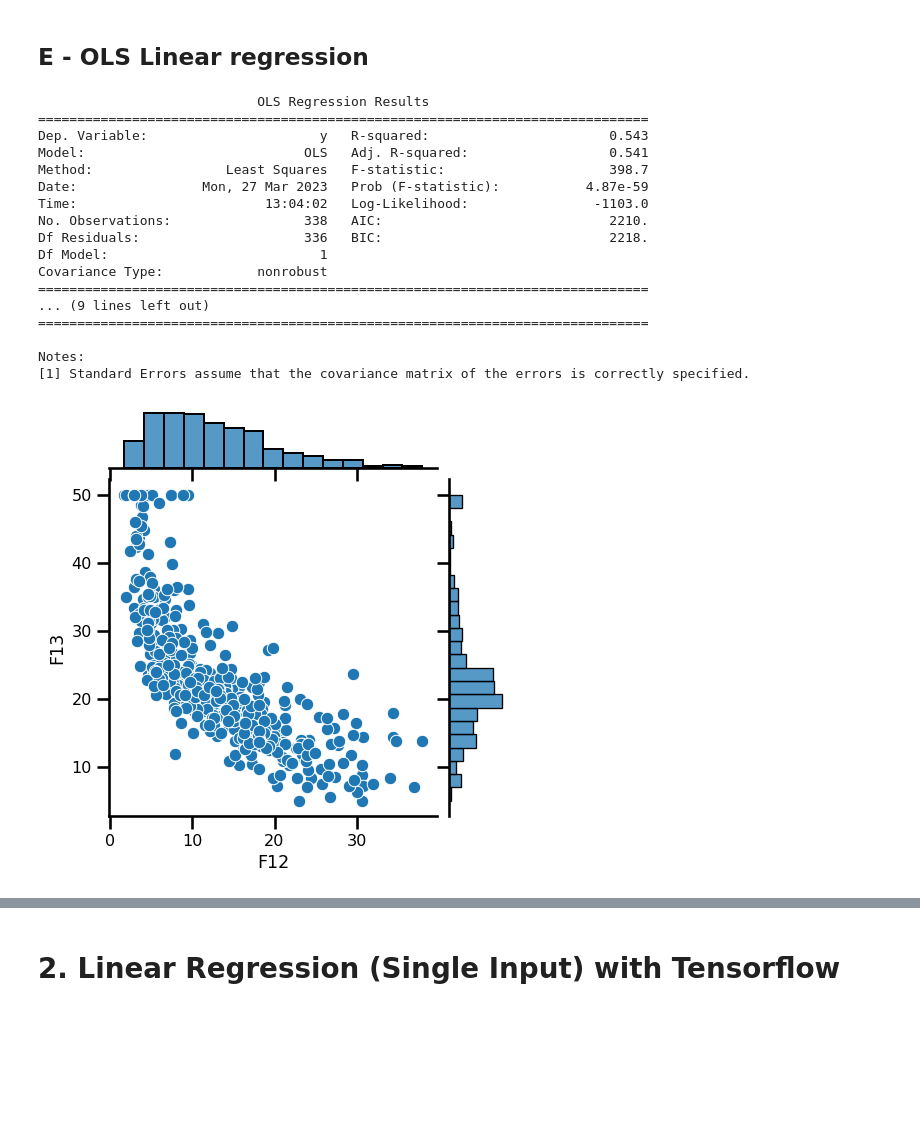
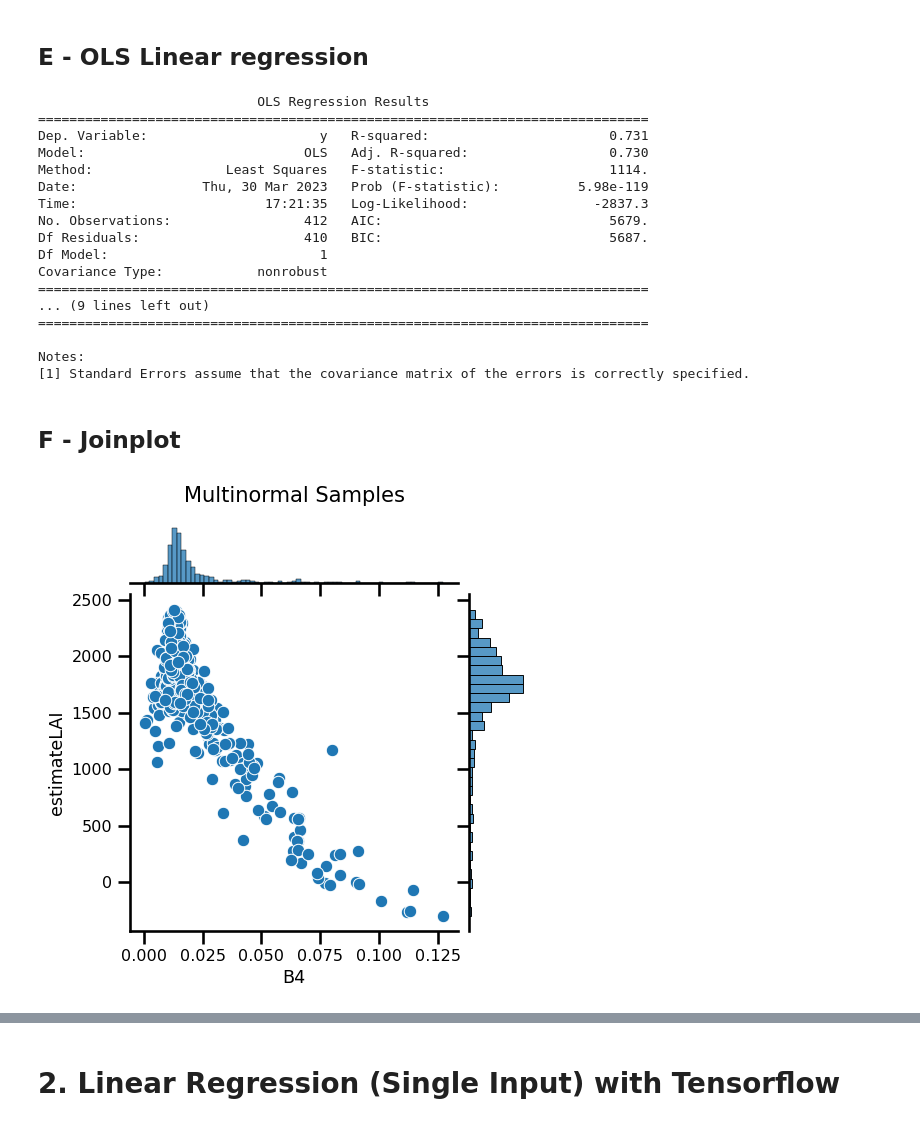
Before and after one commit to Simha-Kalimipalli/sentinel_sat_downloader, a Jupyter notebook: Estimate_prediction_process/uncertanity_example/Uncertainty_Tensorflow_and_Tensorflow_probability.ipynb, the cells around one changed output, grey strips where cells are left out. Cells and saved outputs as stored; diff of their text form; code cells hidden in the pictures; blank space fills up the shorter version.

```diff
--- a/Estimate_prediction_process/uncertanity_example/Uncertainty_Tensorflow_and_Tensorflow_probability.ipynb
+++ b/Estimate_prediction_process/uncertanity_example/Uncertainty_Tensorflow_and_Tensorflow_probability.ipynb
@@ -123,3 +117,15 @@ print(df1)
 504 11.90
 
 [505 rows x 14 columns]
+# %%
+path = 'C:/Users/nkalimip/Downloads/Estimate_prediction_process/uncertanity_example/information/ABBY_LAI_trainingdata.csv'
+df = pd.read_csv(path)
+print(df)
+df = df[["B3",   "B4",  "GVI", "NDVI",  "NLI",  "estimateLAI"]]
+
+column_number  = 1
+X, y =df.iloc[:,column_number], df.values[:, -1]
+# print(y)
+# df1 = df
+# df1.columns=["F"+str(i) for i in range(0, len(df1.columns))]
+# print(df1)
@@ -233,13 +244,13 @@ print(model_result.summary())
 # %% [output]
                             OLS Regression Results
 ==============================================================================
-Dep. Variable:                      y   R-squared:                       0.543
-Model:                            OLS   Adj. R-squared:                  0.541
-Method:                 Least Squares   F-statistic:                     398.7
-Date:                Mon, 27 Mar 2023   Prob (F-statistic):           4.87e-59
-Time:                        13:04:02   Log-Likelihood:                -1103.0
-No. Observations:                 338   AIC:                             2210.
-Df Residuals:                     336   BIC:                             2218.
+Dep. Variable:                      y   R-squared:                       0.731
+Model:                            OLS   Adj. R-squared:                  0.730
+Method:                 Least Squares   F-statistic:                     1114.
+Date:                Thu, 30 Mar 2023   Prob (F-statistic):          5.98e-119
+Time:                        17:21:35   Log-Likelihood:                -2837.3
+No. Observations:                 412   AIC:                             5679.
+Df Residuals:                     410   BIC:                             5687.
 Df Model:                           1
 Covariance Type:            nonrobust
 ==============================================================================
@@ -248,11 +259,13 @@ Covariance Type:            nonrobust
 
 Notes:
 [1] Standard Errors assume that the covariance matrix of the errors is correctly specified.
+# %% [markdown]
+## F - Joinplot
 # %%
 x_new = np.array([[n] for n in X])
 
-g = sns.jointplot(x=df1["F12"],y=df1["F13"],     height=5,
+g = sns.jointplot(x=df["B4"],y=df["estimateLAI"],     height=5,
                  )
-# g.fig.suptitle('Multinormal Samples', y=1.04);
+g.fig.suptitle('Multinormal Samples', y=1.04);
 # %% [output]
-[figure, old version]
+[figure, new version]
```
Also changed, not shown: parts of 46 cells of this notebook, 7 other files.
